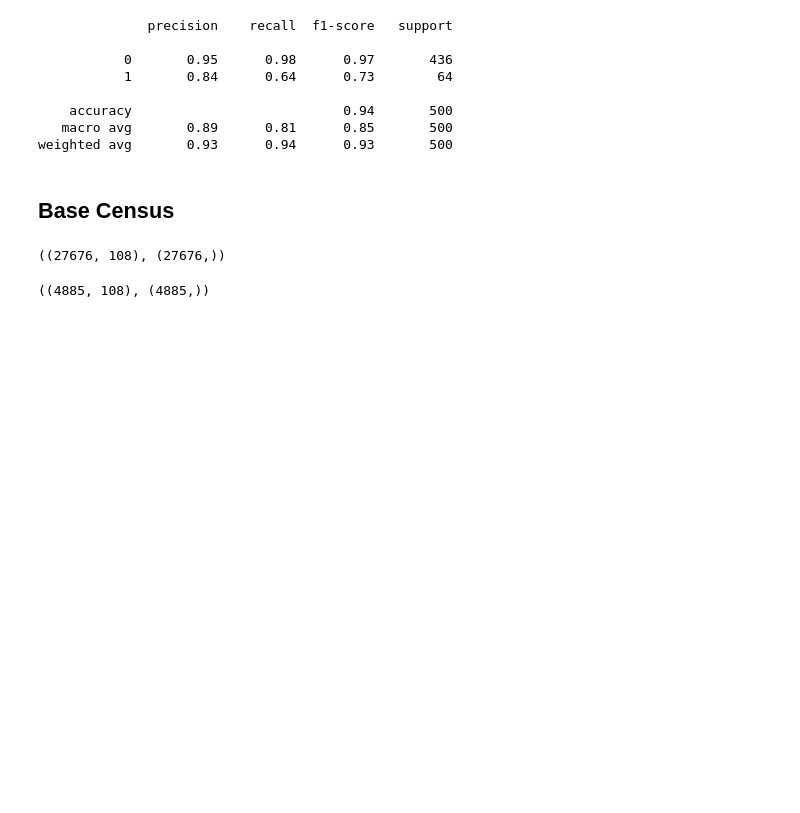
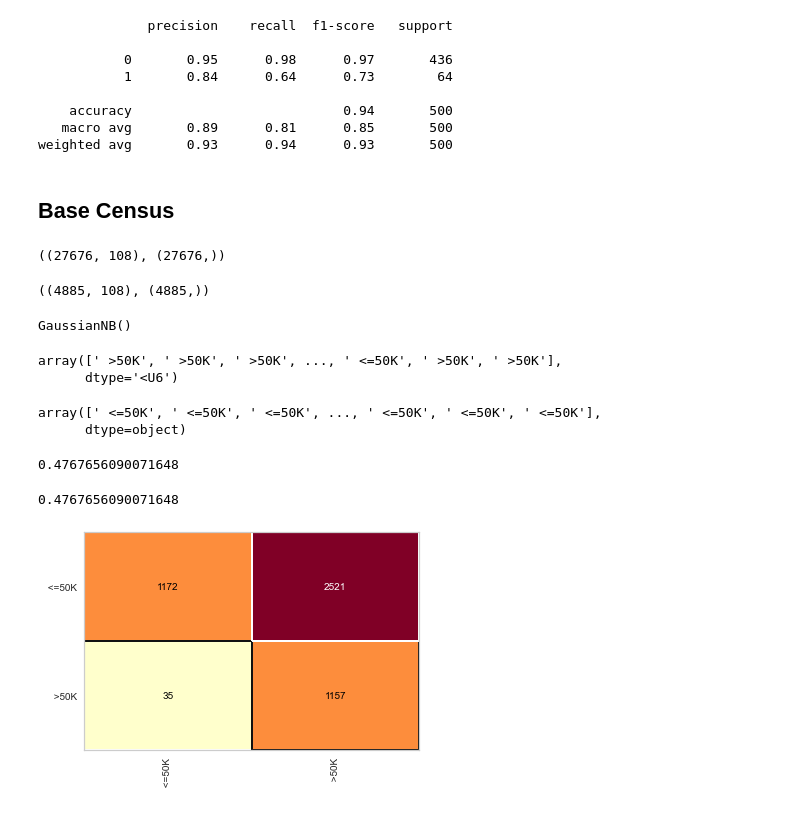
Before and after one commit to rossilucaz/python-machine-learning-data-science, a Jupyter notebook: 1-classificacao/2-bayesiana/aprendizagem-bayesiana.ipynb, the cells around one changed output. Saved outputs shown, nothing was run; the diff lists cells and outputs as text; code cells hidden in the pictures; blank space fills up the shorter version.

```diff
--- a/1-classificacao/bayesiana/aprendizagem-bayesiana.ipynb
+++ b/1-classificacao/2-bayesiana/aprendizagem-bayesiana.ipynb
@@ -249,3 +229,9 @@ x_census_training.shape, y_census_training.shape
 x_census_test.shape, y_census_test.shape
 # %% [output]
 ((4885, 108), (4885,))
+# %%
+naive_census_data = GaussianNB()
+# %%
+naive_census_data.fit(x_census_training, y_census_training)
+# %% [output]
+GaussianNB()
@@ -251,0 +240,21 @@ x_census_test.shape, y_census_test.shape
+# %%
+previsoes
+# %% [output]
+array([' >50K', ' >50K', ' >50K', ..., ' <=50K', ' >50K', ' >50K'],
+      dtype='<U6')
+# %%
+y_census_test
+# %% [output]
+array([' <=50K', ' <=50K', ' <=50K', ..., ' <=50K', ' <=50K', ' <=50K'],
+      dtype=object)
+# %%
+accuracy_score(y_census_test, previsoes)
+# %% [output]
+0.4767656090071648
+# %%
+cm = ConfusionMatrix(naive_census_data)
+cm.fit(x_census_training, y_census_training)
+cm.score(x_census_test, y_census_test)
+# %% [output]
+0.4767656090071648
+[figure, added]
```
Also changed, not shown: parts of 3 cells of this notebook, 12 other files.
